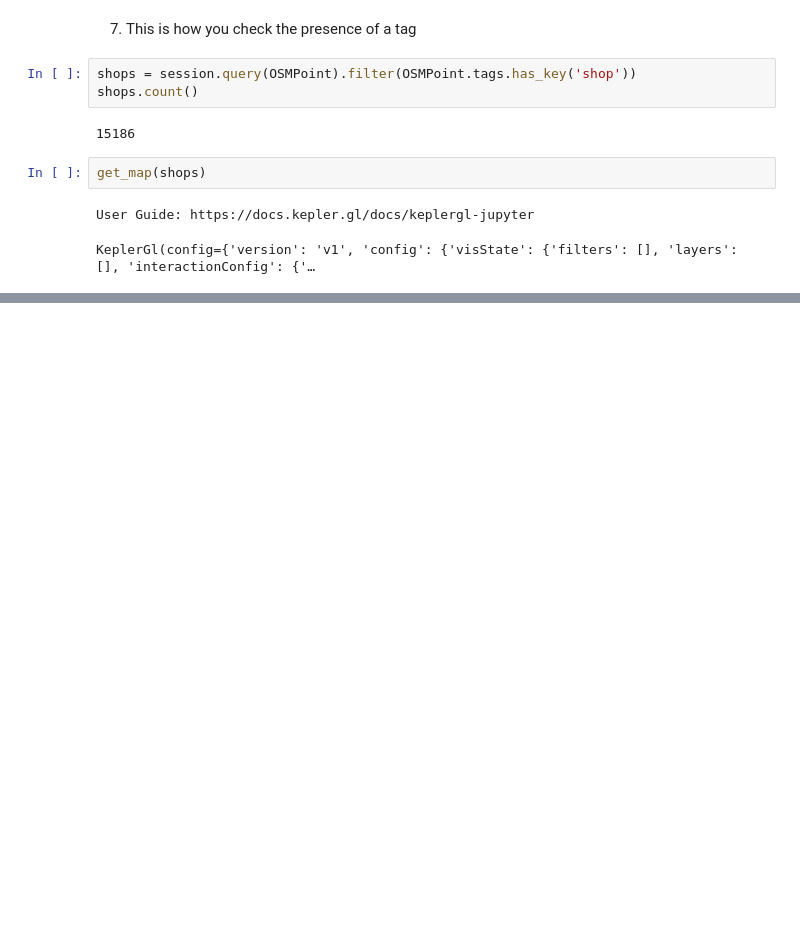
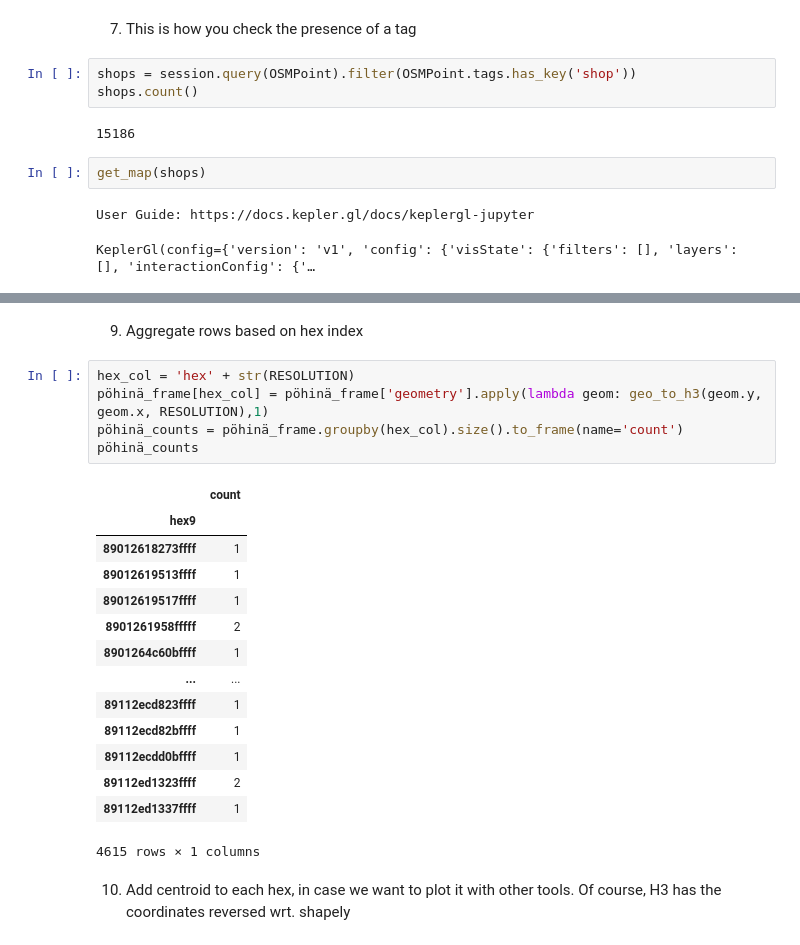
Before and after one commit to GispoCoding/geoviz-notebooks, a Jupyter notebook: notebooks/visualize.ipynb, the cells around one changed output, grey strips where cells are left out. Drawn from its saved outputs; the diff is of its cells as text; blank space fills up the shorter version.

```diff
--- a/notebooks/osm_data.ipynb
+++ b/notebooks/visualize.ipynb
@@ -202,0 +224,24 @@ KeplerGl(config={'version': 'v1', 'config': {'visState': {'filters': [], 'layers
+# %% [markdown]
+9) Aggregate rows based on hex index
+# %%
+hex_col = 'hex' + str(RESOLUTION)
+pöhinä_frame[hex_col] = pöhinä_frame['geometry'].apply(lambda geom: geo_to_h3(geom.y, geom.x, RESOLUTION),1)
+pöhinä_counts = pöhinä_frame.groupby(hex_col).size().to_frame(name='count')
+pöhinä_counts
+# %% [output]
+|  | count |
+| hex9 |  |
+| 89012618273ffff | 1 |
+| 89012619513ffff | 1 |
+| 89012619517ffff | 1 |
+| 8901261958fffff | 2 |
+| 8901264c60bffff | 1 |
+| ... | ... |
+| 89112ecd823ffff | 1 |
+| 89112ecd82bffff | 1 |
+| 89112ecdd0bffff | 1 |
+| 89112ed1323ffff | 2 |
+| 89112ed1337ffff | 1 |
+4615 rows × 1 columns
+# %% [markdown]
+10) Add centroid to each hex, in case we want to plot it with other tools. Of course, H3 has the coordinates reversed wrt. shapely
```
Also changed, not shown: parts of 31 cells of this notebook.
